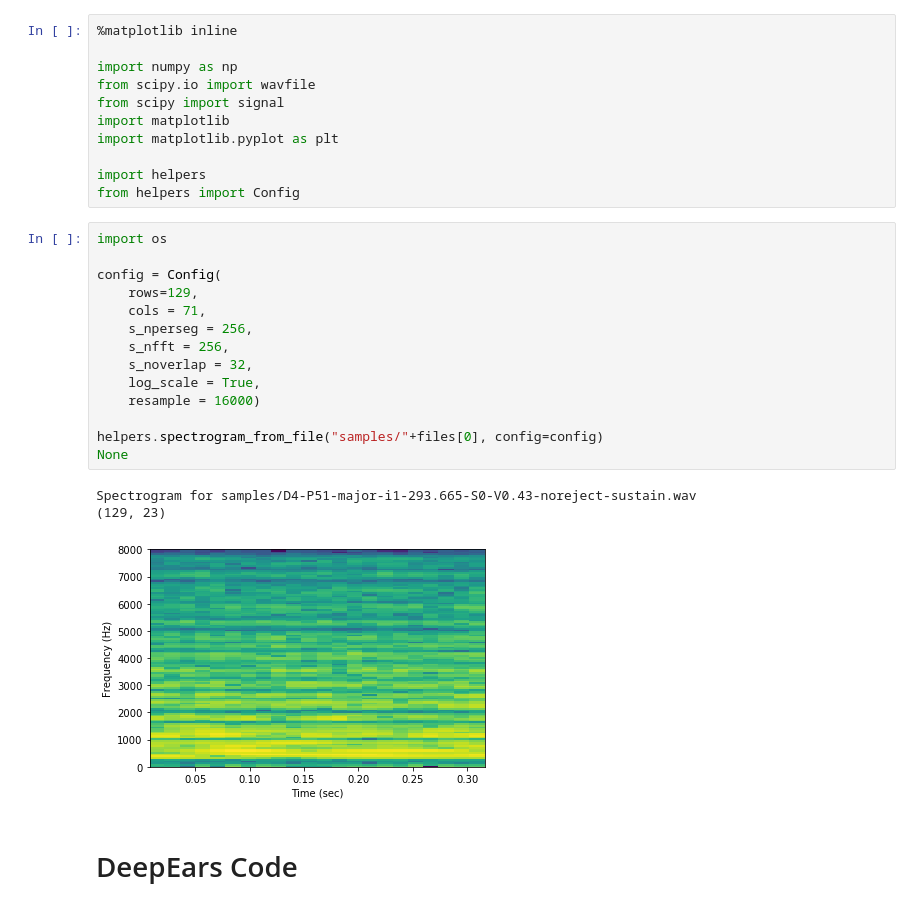
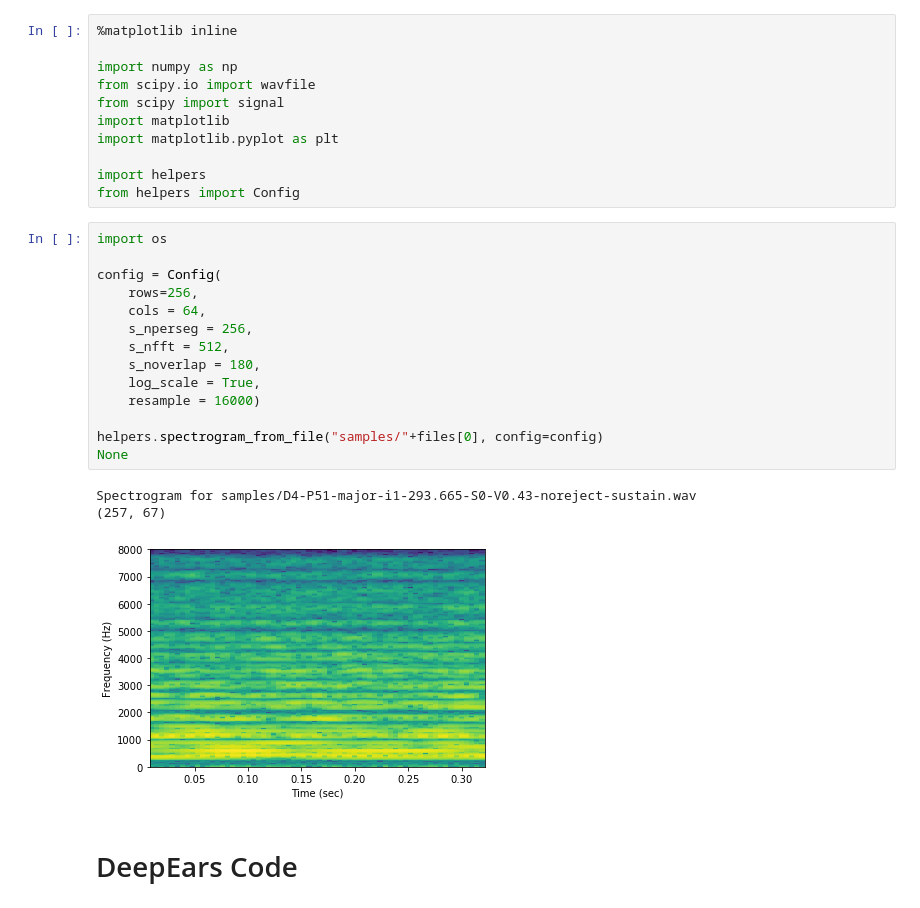
Before and after one commit to 0xfe/deepears, a Jupyter notebook: DeepChords.ipynb, the cells around one changed output. Cells and saved outputs as stored; diff of their text form.

```diff
--- a/DeepChords.ipynb
+++ b/DeepChords.ipynb
@@ -64,21 +73,21 @@ from helpers import Config
 # %%
 import os
 
 config = Config(
-    rows=129,
-    cols = 71,
+    rows=256,
+    cols = 64,
     s_nperseg = 256,
-    s_nfft = 256,
-    s_noverlap = 32,
+    s_nfft = 512,
+    s_noverlap = 180,
     log_scale = True,
     resample = 16000)
 
 helpers.spectrogram_from_file("samples/"+files[0], config=config)
 None
 # %% [output]
 Spectrogram for samples/D4-P51-major-i1-293.665-S0-V0.43-noreject-sustain.wav
-(129, 23)
+(257, 67)
-[figure, old version]
+[figure, new version]
 # %% [markdown]
 # DeepEars Code
 # %%
```
Also changed, not shown: parts of 9 cells of this notebook, 3 other files.
